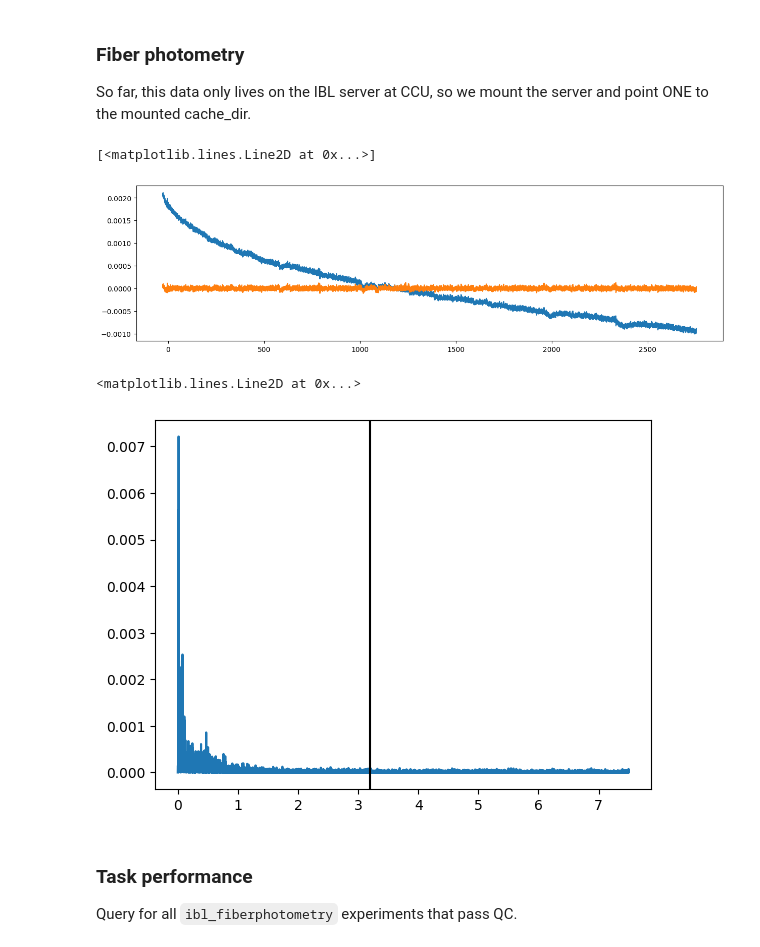
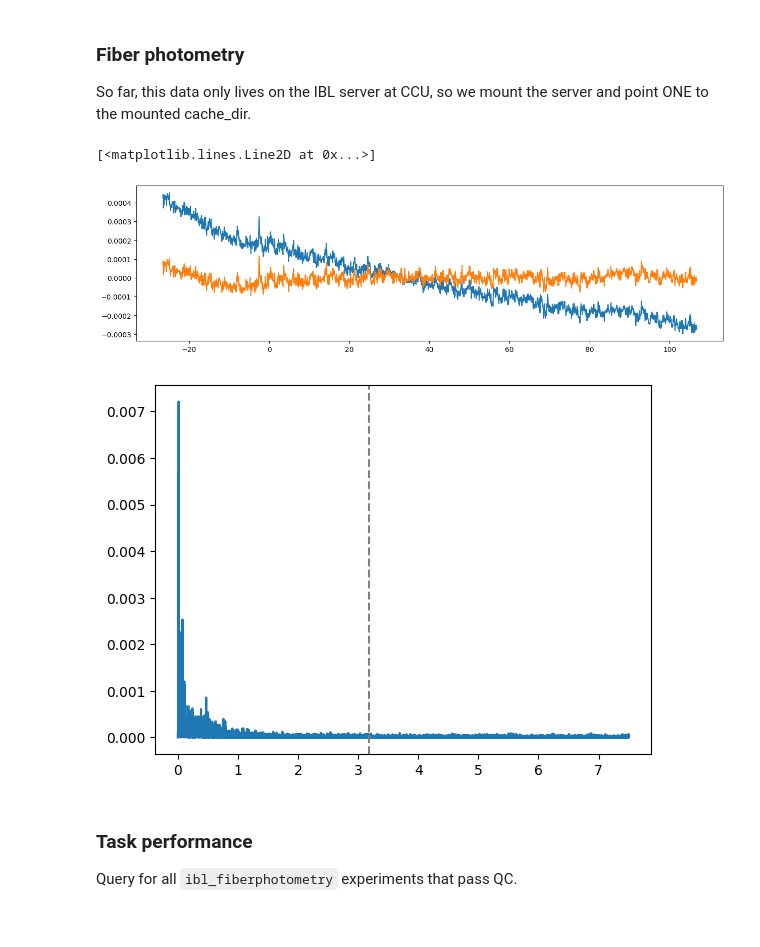
Before and after one commit to davcrom/ibl_neuromodulators, a Jupyter notebook: 00_query_database.ipynb, the cells around one changed output. Drawn from its saved outputs; the diff is of its cells as text; code cells hidden in the pictures.

```diff
--- a/01_query_database.ipynb
+++ b/00_query_database.ipynb
@@ -66,7 +66,7 @@ eid = df_recinfo['eid'][0]
 loader = loaders.KceniaLoader(one)
 photometry = loader.load_photometry_data(eid)
 # %%
-signal_raw = photometry['raw_calcium']['Region4G']
+signal_raw = photometry['raw_calcium']['Region4G'].values
 tpts = photometry['raw_calcium'].index.values
 # %%
 pipeline = [
@@ -80,16 +80,19 @@ pipeline = [
 ]
 # %%
 photometry_proc = pipe.run_pipeline(pipeline, photometry['raw_calcium'])
-signal_proc = photometry_proc['Region4G']
+signal_proc = photometry_proc['Region4G'].values
 # %%
 fig, ax = plt.subplots(figsize=(15, 4))
-ax.plot(tpts, signal_raw - signal_raw.mean())
-ax.plot(tpts, signal_proc)
+
+t_max = 2000
+
+ax.plot(tpts[:t_max], signal_raw[:t_max] - signal_raw[:t_max].mean())
+ax.plot(tpts[:t_max], signal_proc[:t_max])
 # %% [output]
 [<matplotlib.lines.Line2D at 0x...>]
-[figure, old version]
+[figure, new version]
 # %%
-CUTOFF = 3.2
+CUTOFF = 3.18
 dt = np.median(np.diff(tpts))
 n_pts = len(signal_proc)
 freqs = np.fft.rfftfreq(n_pts, dt)
@@ -97,12 +100,11 @@ psd = np.abs(np.fft.rfft(signal_proc - signal_proc.mean())) ** 2
 
 fig, ax = plt.subplots()
 ax.plot(freqs, psd)
-ax.axvline(CUTOFF, color='black')
+ax.axvline(CUTOFF, color='gray', ls='--')
 
-psd[freqs <= CUTOFF].mean() / psd[freqs > CUTOFF].mean()
+metric = psd[freqs <= CUTOFF].sum() / psd.sum()
 # %% [output]
-<matplotlib.lines.Line2D at 0x...>
-[figure, old version]
+[figure, new version]
 # %% [markdown]
 ### Task performance
 Query for all `ibl_fiberphotometry` experiments that pass QC.
```
